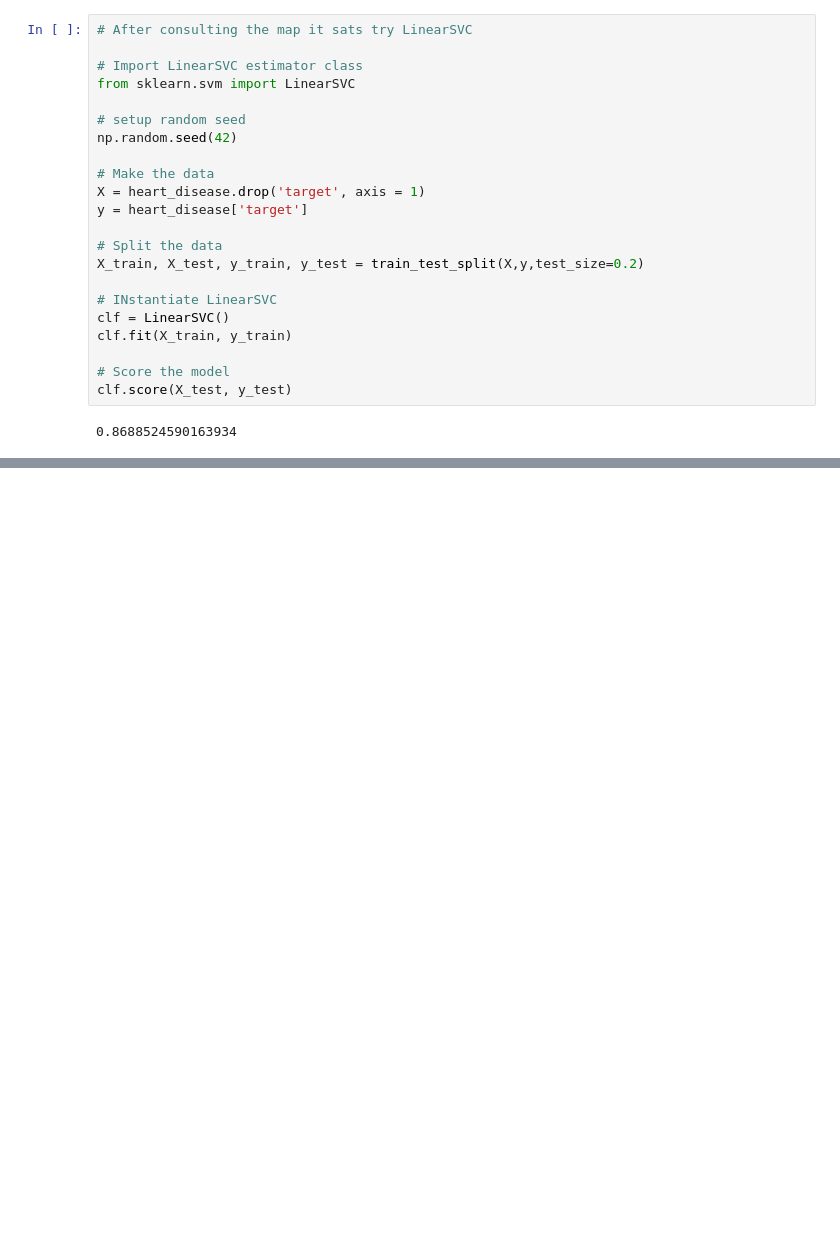
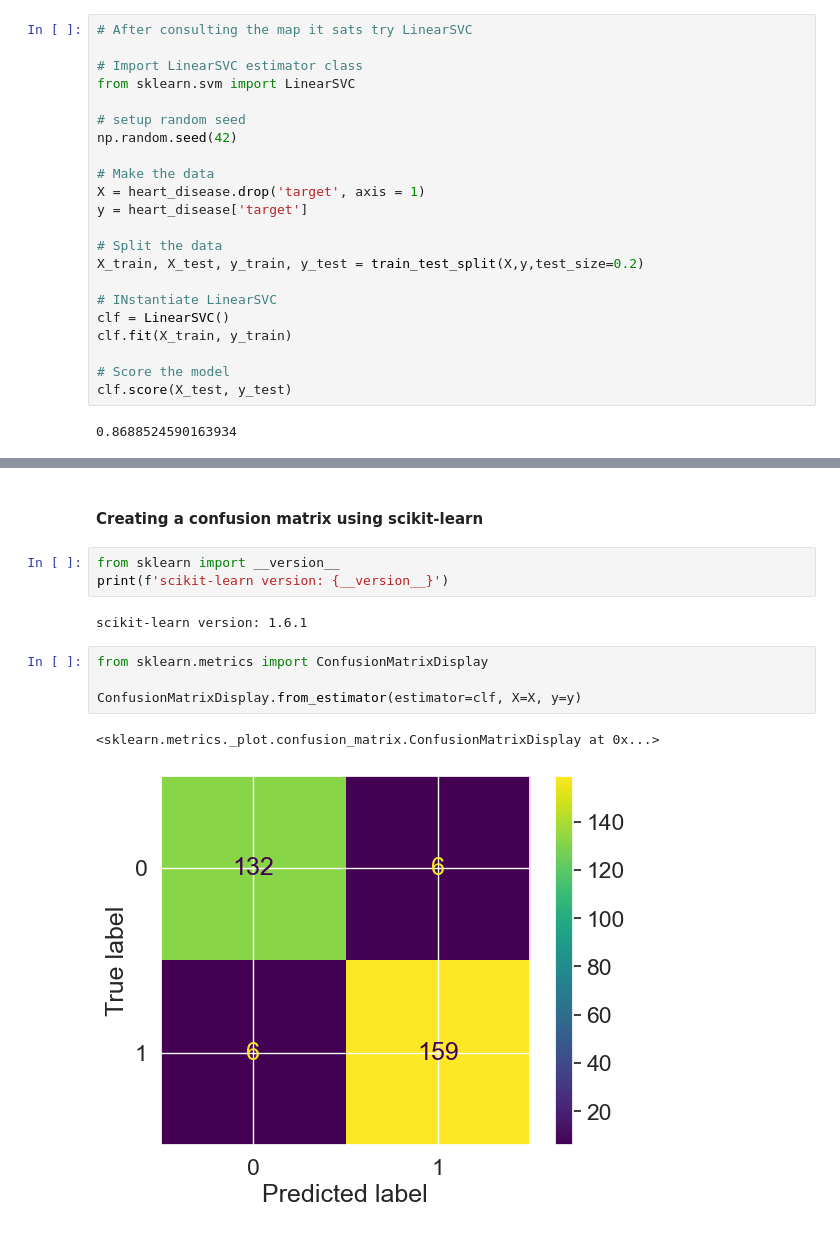
Before and after one commit to usheikhh/ZTM-AI-ML-DS, a Jupyter notebook: scikit/intro-to-scikit-learn.ipynb, the cells around one changed output, grey strips where cells are left out. Saved outputs shown, nothing was run; the diff lists cells and outputs as text; blank space fills up the shorter version.

```diff
--- a/scikit/intro-to-scikit-learn.ipynb
+++ b/scikit/intro-to-scikit-learn.ipynb
@@ -726,0 +1198,14 @@ clf.score(X_test, y_test)
+# %% [markdown]
+#### Creating a confusion matrix using scikit-learn
+# %%
+from sklearn import __version__
+print(f'scikit-learn version: {__version__}')
+# %% [output]
+scikit-learn version: 1.6.1
+# %%
+from sklearn.metrics import ConfusionMatrixDisplay
+
+ConfusionMatrixDisplay.from_estimator(estimator=clf, X=X, y=y)
+# %% [output]
+<sklearn.metrics._plot.confusion_matrix.ConfusionMatrixDisplay at 0x...>
+[figure, added]
```
Also changed, not shown: parts of 67 cells of this notebook.
